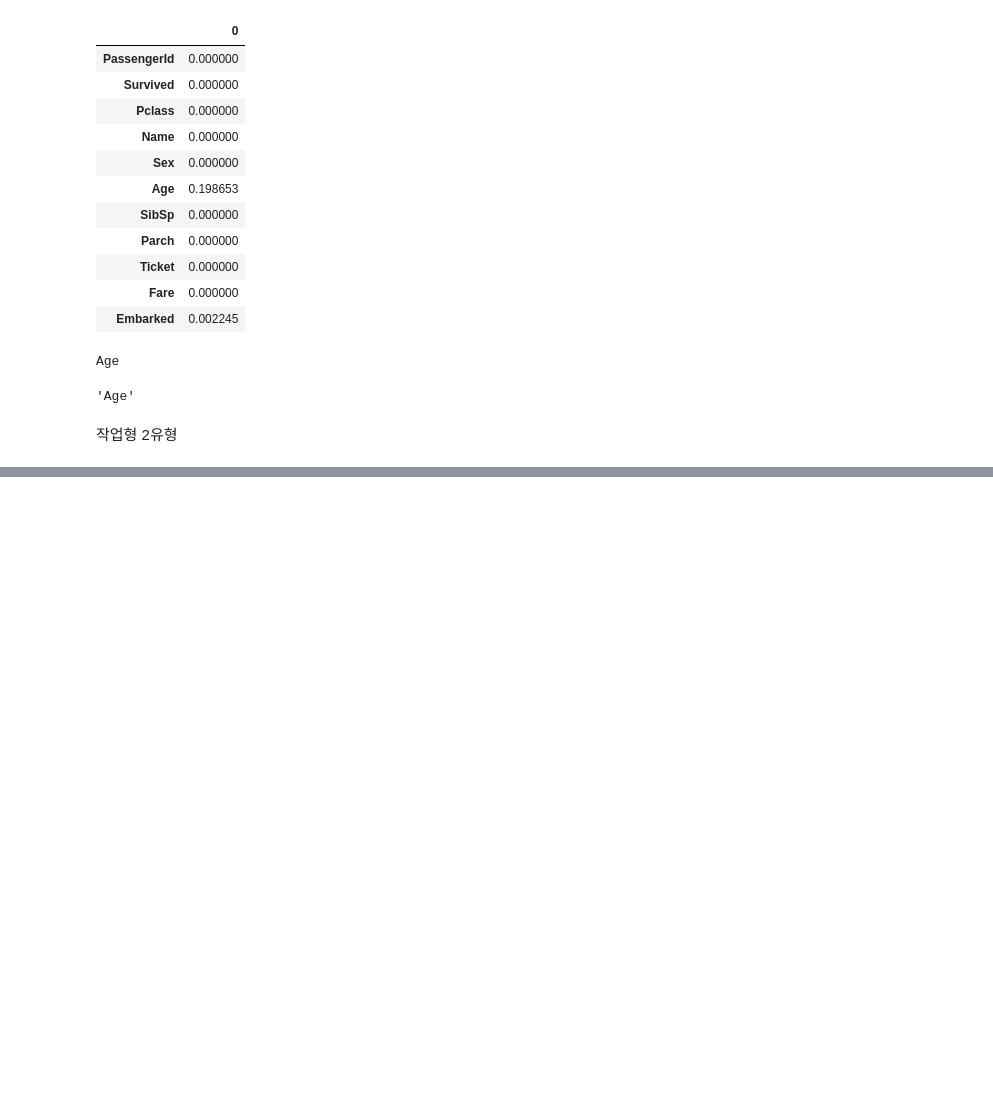
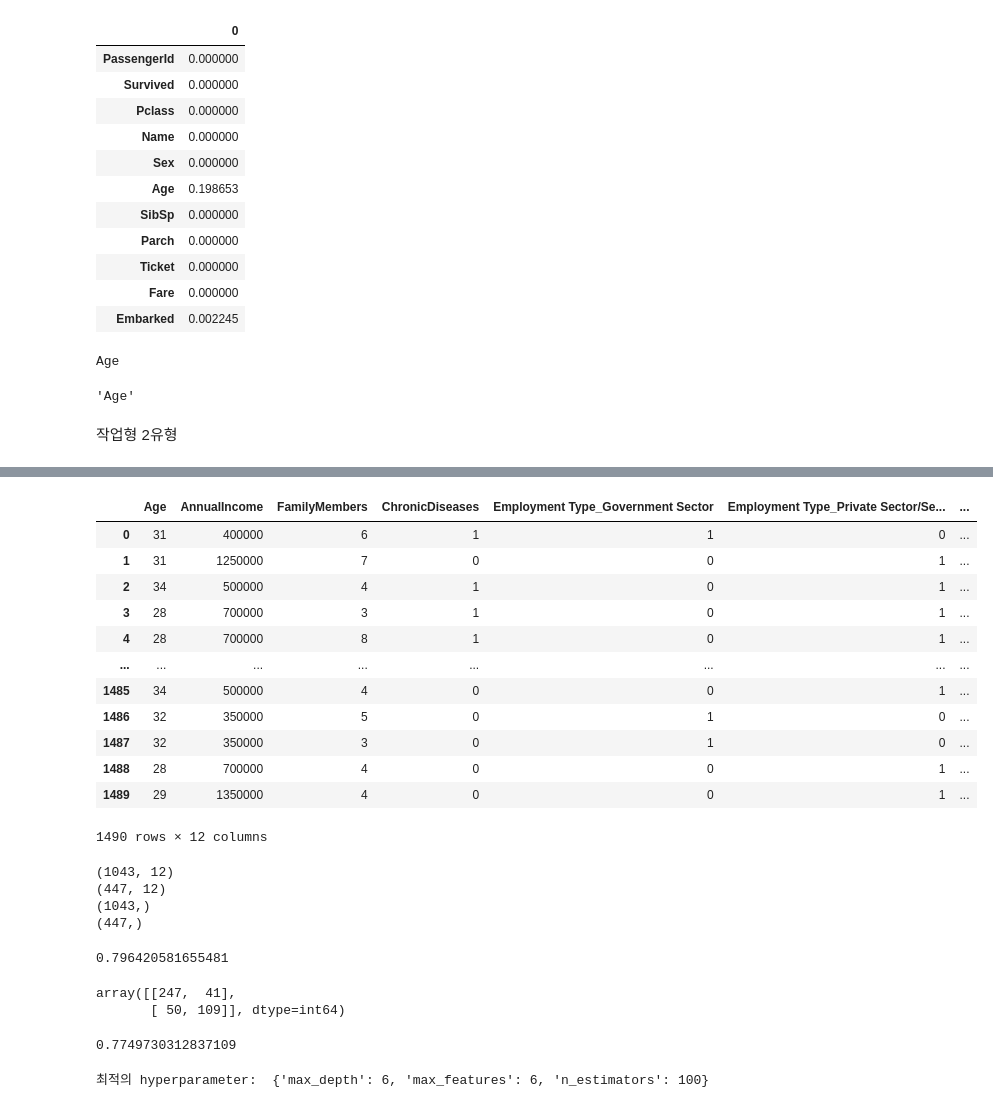
Before and after one commit to plumwiserim/ML-Study-for-license, a Jupyter notebook: 기출문제/3.ipynb, the cells around one changed output, grey strips where cells are left out. Cells and saved outputs as stored; diff of their text form; code cells hidden in the pictures; blank space fills up the shorter version.

```diff
--- a/기출문제/3.ipynb
+++ b/기출문제/3.ipynb
@@ -239,0 +244,4 @@ print(result)
+# %%
+import pandas as pd
+
+df_train = pd.read_csv('data\\3rd_travel.csv')
@@ -239,0 +276,73 @@ print(result)
+# %%
+X_data = df_train.iloc[:, :-1]
+y_data = df_train['TravelInsurance']
+# %%
+X_data = pd.get_dummies(X_data)
+X_data
+# %% [output]
+|  | Age | AnnualIncome | FamilyMembers | ChronicDiseases | Employment Type_Government Sector | Employment Type_Private Sector/Se... | ... |
+| 0 | 31 | 400000 | 6 | 1 | 1 | 0 | ... |
+| 1 | 31 | 1250000 | 7 | 0 | 0 | 1 | ... |
+| 2 | 34 | 500000 | 4 | 1 | 0 | 1 | ... |
+| 3 | 28 | 700000 | 3 | 1 | 0 | 1 | ... |
+| 4 | 28 | 700000 | 8 | 1 | 0 | 1 | ... |
+| ... | ... | ... | ... | ... | ... | ... | ... |
+| 1485 | 34 | 500000 | 4 | 0 | 0 | 1 | ... |
+| 1486 | 32 | 350000 | 5 | 0 | 1 | 0 | ... |
+| 1487 | 32 | 350000 | 3 | 0 | 1 | 0 | ... |
+| 1488 | 28 | 700000 | 4 | 0 | 0 | 1 | ... |
+| 1489 | 29 | 1350000 | 4 | 0 | 0 | 1 | ... |
+1490 rows × 12 columns
+# %%
+from sklearn.model_selection import train_test_split
+
+x_train, x_test, y_train, y_test = train_test_split(X_data, y_data, test_size = 0.3, random_state = 11)
+print(x_train.shape)
+print(x_test.shape)
+print(y_train.shape)
+print(y_test.shape)
+# %% [output]
+(1043, 12)
+(447, 12)
+(1043,)
+(447,)
+# %%
+from sklearn.ensemble import RandomForestClassifier
+
+rf_model = RandomForestClassifier()
+rf_model.fit(x_train, y_train)
+y_pred = rf_model.predict(x_test)
+
+from sklearn.metrics import accuracy_score
+
+accuracy = accuracy_score(y_test, y_pred)
+print(accuracy)
+# %% [output]
+0.796420581655481
+# %%
+from sklearn.metrics import confusion_matrix
+from sklearn.metrics import f1_score
+
+confusion_matrix(y_test, y_pred)
+# %% [output]
+array([[247,  41],
+       [ 50, 109]], dtype=int64)
+# %%
+f1_score(y_test, y_pred, average='macro')
+# %% [output]
+0.7749730312837109
+# %%
+from sklearn.model_selection import GridSearchCV
+
+params = {
+    'n_estimators': [10, 50, 75, 100],
+    'max_depth': [3, 6, 8, 10, 12],
+    'max_features': [2, 4, 6, 8]
+}
+
+grid_search = GridSearchCV(rf_model, params, cv = 5)
+grid_search.fit(x_train, y_train)
+
+print("최적의 hyperparameter: ", grid_search.best_params_)
+# %% [output]
+최적의 hyperparameter:  {'max_depth': 6, 'max_features': 6, 'n_estimators': 100}
```
Also changed, not shown: parts of 8 cells of this notebook.
